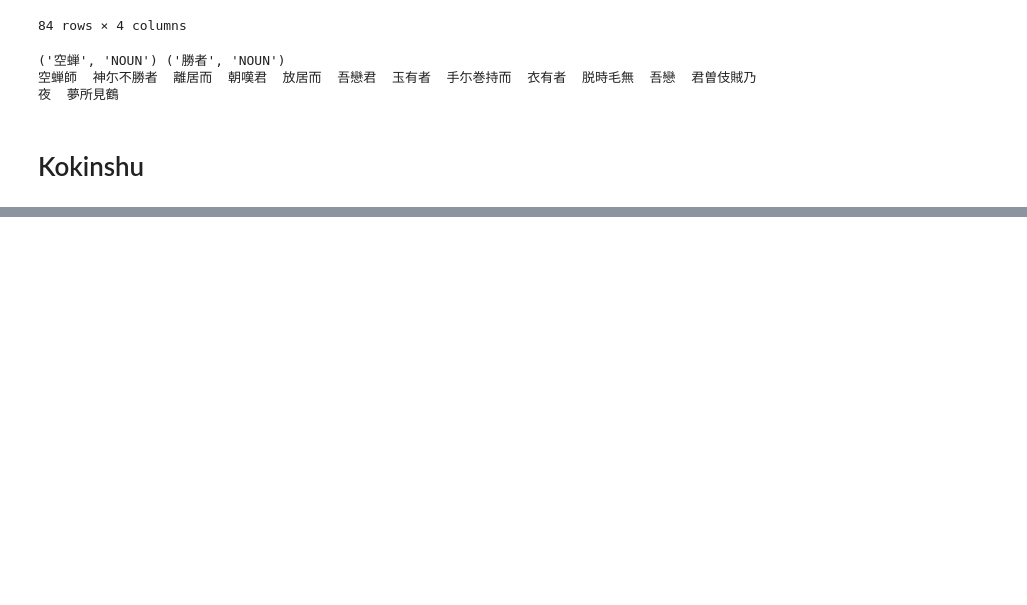
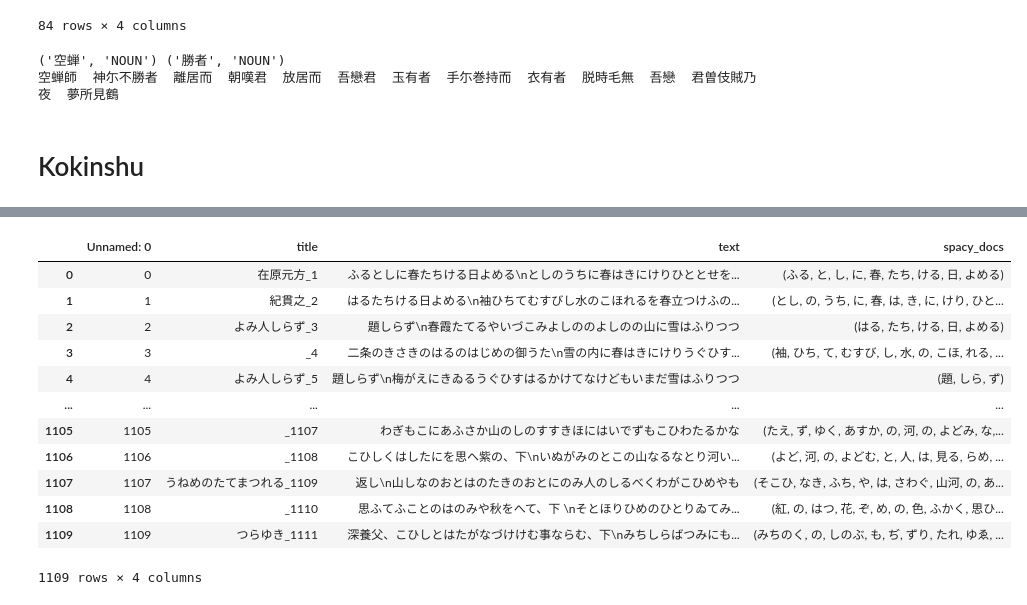
Before and after one commit to pnadelofficial/utsusemi, a Jupyter notebook: scrape.ipynb, the cells around one changed output, grey strips where cells are left out. Saved outputs shown, nothing was run; the diff lists cells and outputs as text; code cells hidden in the pictures; blank space fills up the shorter version.

```diff
--- a/scrape.ipynb
+++ b/scrape.ipynb
@@ -256,0 +290,11 @@ dict(poem_dict)
+# %%
+import pandas as pd
+from spacy.tokens import DocBin
+import spacy
+
+nlp = spacy.load('ja_core_news_sm')
+m = pd.read_csv('manyoshu.csv')
+m_bytes_file = open('serialized_data/manyoshu_spacy_output','rb').read()
+doc_bin = DocBin().from_bytes(m_bytes_file)
+m['spacy_docs'] =  pd.Series(doc_bin.get_docs(nlp.vocab))
+m
@@ -256,0 +327,3 @@ dict(poem_dict)
+# %%
+k = pd.read_csv('kokinshu.csv').dropna()
+k
@@ -256,0 +346,19 @@ dict(poem_dict)
+# %%
+k_bytes_file = open('serialized_data/kokinshu_spacy_output','rb').read()
+doc_bin = DocBin().from_bytes(k_bytes_file)
+k['spacy_docs'] =  pd.Series(doc_bin.get_docs(nlp.vocab))
+k
+# %% [output]
+|  | Unnamed: 0 | title | text | spacy_docs |
+| 0 | 0 | 在原元方_1 | ふるとしに春たちける日よめる\nとしのうちに春はきにけりひととせを... | (ふる, と, し, に, 春, たち, ける, 日, よめる) |
+| 1 | 1 | 紀貫之_2 | はるたちける日よめる\n袖ひちてむすびし水のこほれるを春立つけふの... | (とし, の, うち, に, 春, は, き, に, けり, ひと... |
+| 2 | 2 | よみ人しらず_3 | 題しらず\n春霞たてるやいづこみよしののよしのの山に雪はふりつつ | (はる, たち, ける, 日, よめる) |
+| 3 | 3 | _4 | 二条のきさきのはるのはじめの御うた\n雪の内に春はきにけりうぐひす... | (袖, ひち, て, むすび, し, 水, の, こほ, れる, ... |
+| 4 | 4 | よみ人しらず_5 | 題しらず\n梅がえにきゐるうぐひすはるかけてなけどもいまだ雪はふりつつ | (題, しら, ず) |
+| ... | ... | ... | ... | ... |
+| 1105 | 1105 | _1107 | わぎもこにあふさか山のしのすすきほにはいでずもこひわたるかな | (たえ, ず, ゆく, あすか, の, 河, の, よどみ, な,... |
+| 1106 | 1106 | _1108 | こひしくはしたにを思へ紫の、下\nいぬがみのとこの山なるなとり河い... | (よど, 河, の, よどむ, と, 人, は, 見る, らめ, ... |
+| 1107 | 1107 | うねめのたてまつれる_1109 | 返し\n山しなのおとはのたきのおとにのみ人のしるべくわがこひめやも | (そこひ, なき, ふち, や, は, さわぐ, 山河, の, あ... |
+| 1108 | 1108 | _1110 | 思ふてふことのはのみや秋をへて、下 \nそとほりひめのひとりゐてみ... | (紅, の, はつ, 花, ぞ, め, の, 色, ふかく, 思ひ... |
+| 1109 | 1109 | つらゆき_1111 | 深養父、こひしとはたがなづけけむ事ならむ、下\nみちしらばつみにも... | (みちのく, の, しのぶ, も, ぢ, ずり, たれ, ゆゑ, ... |
+1109 rows × 4 columns
```
Also changed, not shown: parts of 18 cells of this notebook, 3 other files.
